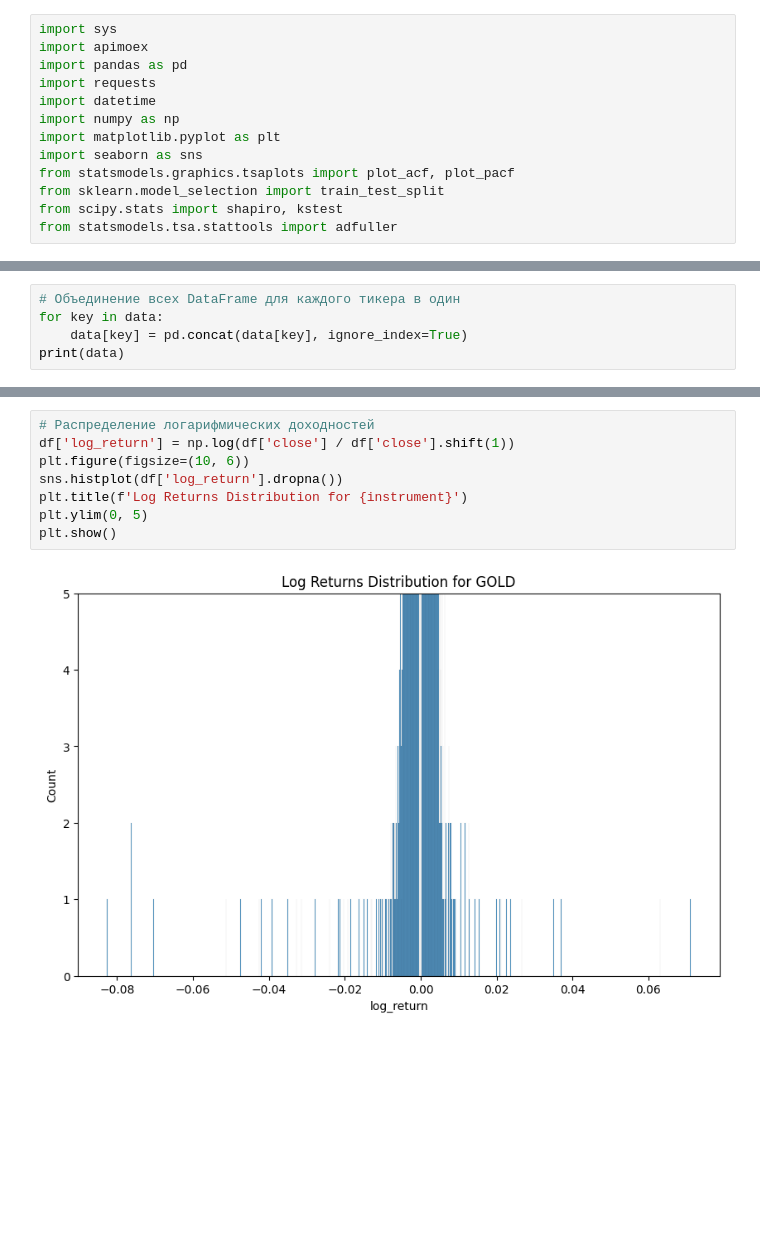
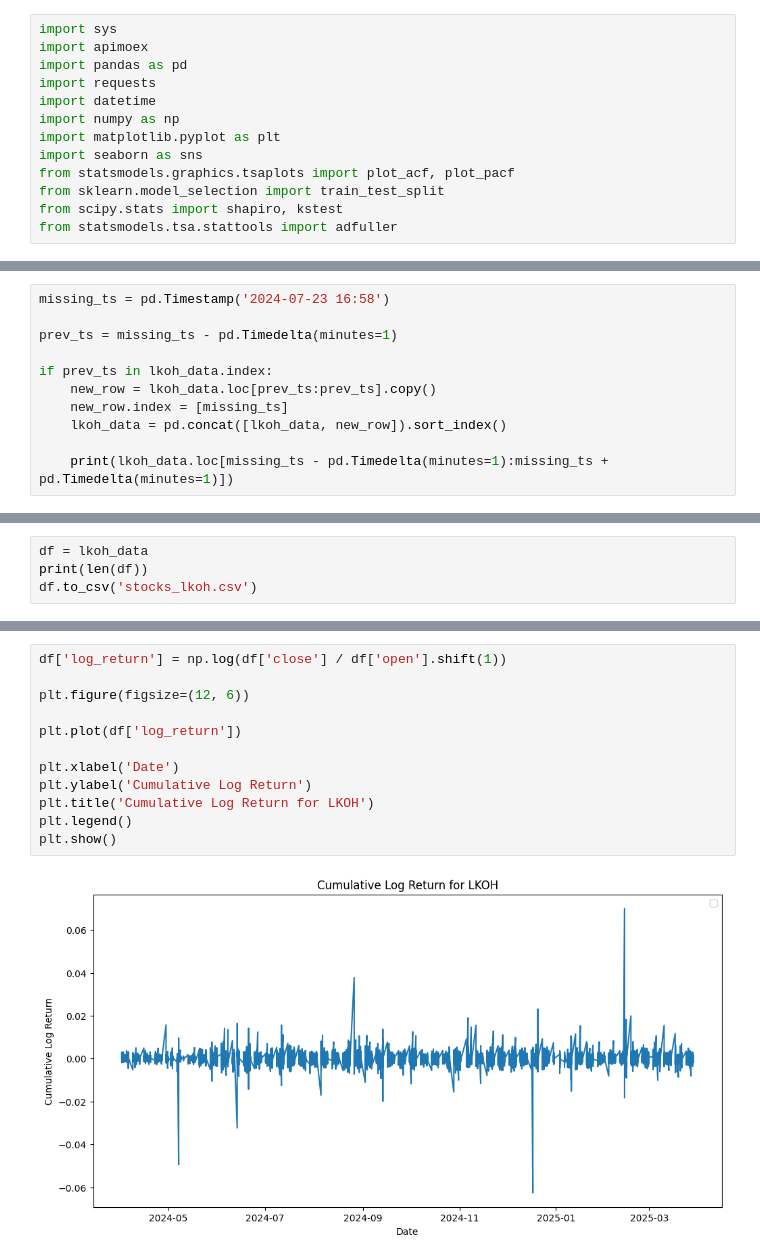
Before and after one commit to 3Clowns/gan-scalp, a Jupyter notebook: EDA.ipynb, the cells around one changed output, grey strips where cells are left out. Drawn from its saved outputs; the diff is of its cells as text; blank space fills up the shorter version.

Commit message:
New data - new eda

```diff
--- a/EDA.ipynb
+++ b/EDA.ipynb
@@ -54,5 +26,0 @@ with requests.Session() as session:
-# %%
-# Объединение всех DataFrame для каждого тикера в один
-for key in data:
-    data[key] = pd.concat(data[key], ignore_index=True)
-print(data)
@@ -88,0 +137,11 @@ df.head(5)
+# %%
+missing_ts = pd.Timestamp('2024-07-23 16:58')
+
+prev_ts = missing_ts - pd.Timedelta(minutes=1)
+
+if prev_ts in lkoh_data.index:
+    new_row = lkoh_data.loc[prev_ts:prev_ts].copy()
+    new_row.index = [missing_ts]
+    lkoh_data = pd.concat([lkoh_data, new_row]).sort_index()
+
+    print(lkoh_data.loc[missing_ts - pd.Timedelta(minutes=1):missing_ts + pd.Timedelta(minutes=1)])
@@ -88,0 +157,4 @@ df.head(5)
+# %%
+df = lkoh_data
+print(len(df))
+df.to_csv('stocks_lkoh.csv')
@@ -132,10 +313,14 @@ plt.show()
 # %%
-# Распределение логарифмических доходностей
-df['log_return'] = np.log(df['close'] / df['close'].shift(1))
-plt.figure(figsize=(10, 6))
-sns.histplot(df['log_return'].dropna())
-plt.title(f'Log Returns Distribution for {instrument}')
-plt.ylim(0, 5)
+df['log_return'] = np.log(df['close'] / df['open'].shift(1))
+
+plt.figure(figsize=(12, 6))
+
+plt.plot(df['log_return'])
+
+plt.xlabel('Date')
+plt.ylabel('Cumulative Log Return')
+plt.title('Cumulative Log Return for LKOH')
+plt.legend()
 plt.show()
 # %% [output]
-[figure, old version]
+[figure, new version]
```
Also changed, not shown: parts of 28 cells of this notebook.
